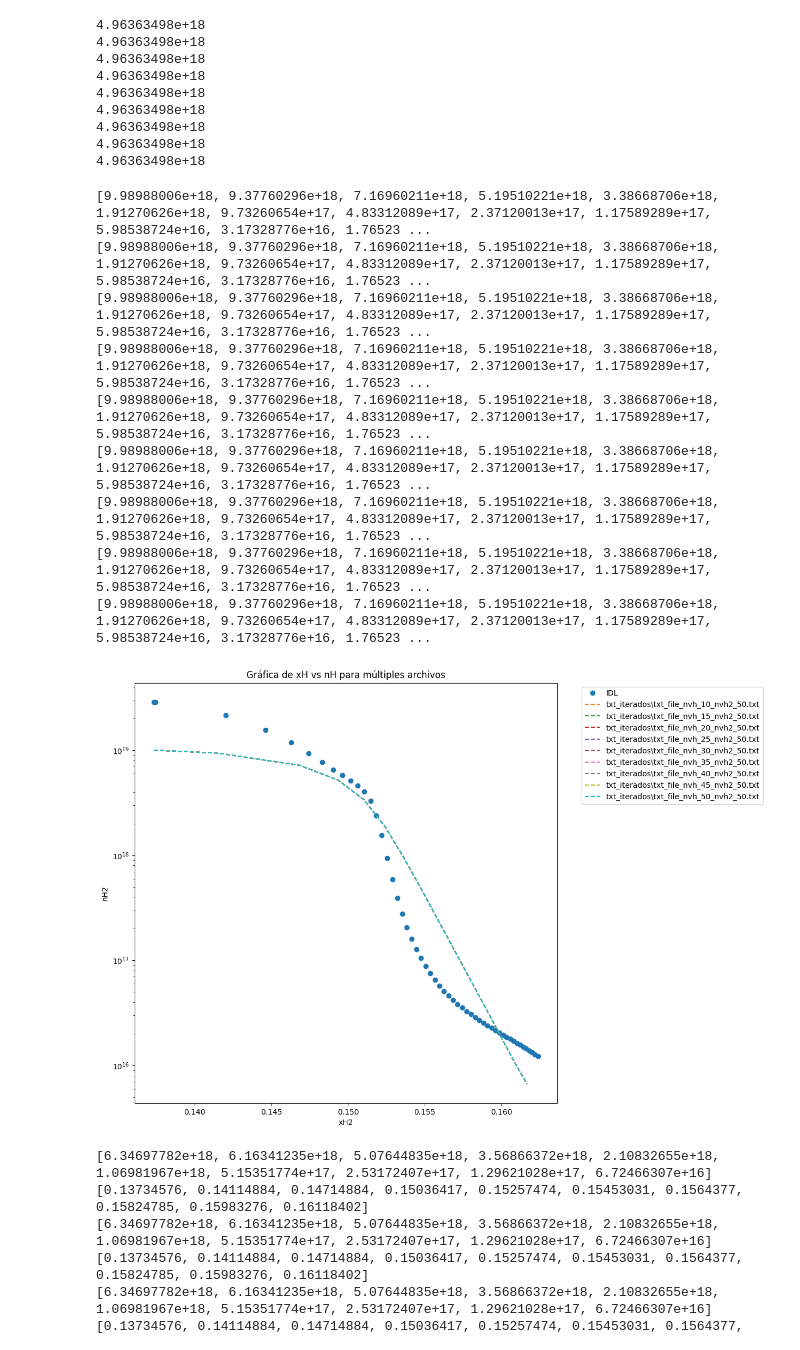
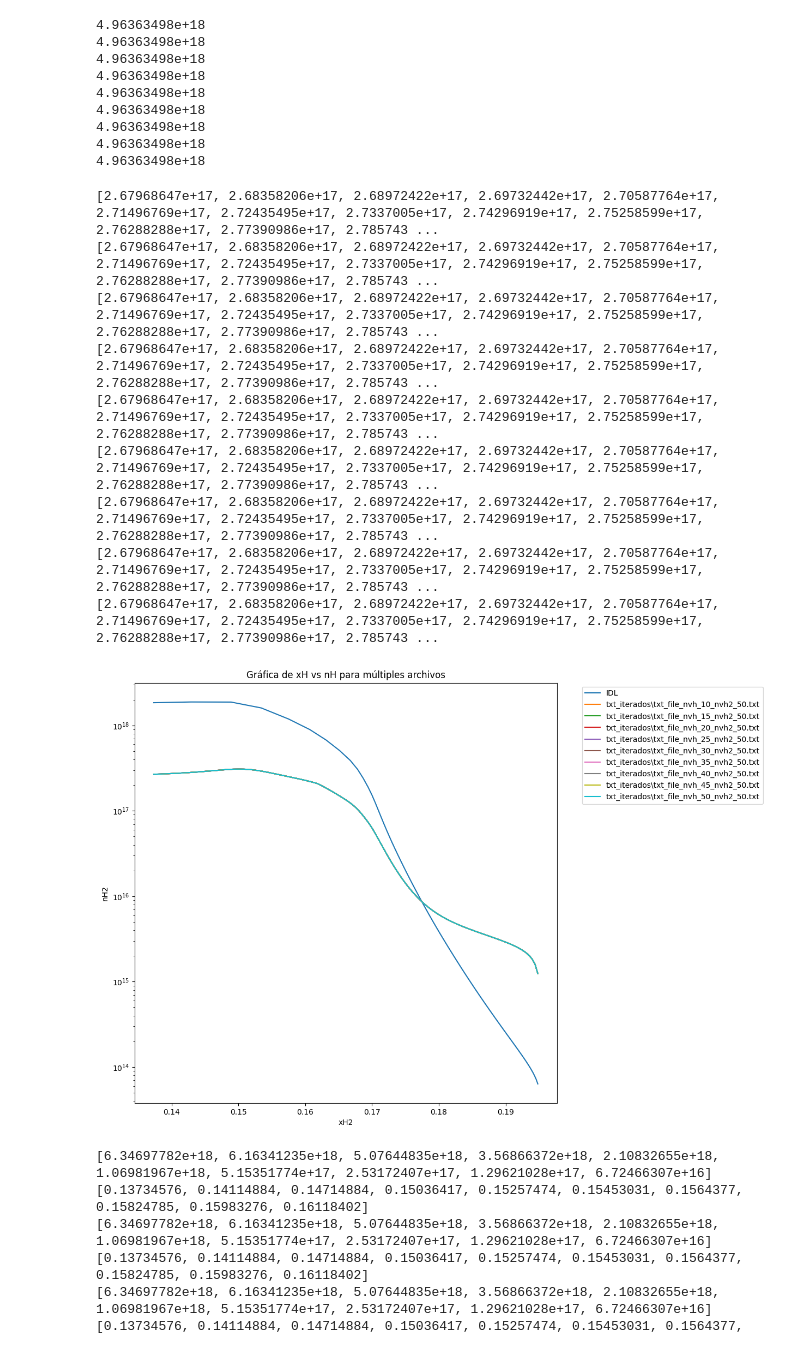
Before and after one commit to W-M-plasma-group/KN1DPy, a Jupyter notebook: tests.ipynb, the cells around one changed output. Drawn from its saved outputs; the diff is of its cells as text; code cells hidden in the pictures.

```diff
--- a/tests.ipynb
+++ b/tests.ipynb
@@ -234,47 +234,47 @@ def read_variable_from_txt(filepath, variable_name):
     # Usar expresión regular para encontrar y extraer los valores de la variable
     pattern = rf"{variable_name}:\s*\[([^\]]+)\]"
     match = re.search(pattern, content)
     if match:
         values_str = match.group(1)
         values_list = [float(val) for val in values_str.split()]
         return values_list
     else:
         return None
 
 # Buscar todos los archivos que coincidan con el patrón 'txt_iterados/txt_file_nvh_*'
 pattern = 'txt_iterados/txt_file_nvh_*nvh2_50*'
 file_list = glob.glob(pattern)
 
 fig = plt.figure(figsize=(10,10))
-plt.plot(filename['xh2'], filename['nh2'], 'o', label='IDL')
+plt.plot(filename['xh'], filename['nh'], '-', label='IDL')
 
 # Leer los valores de xH y nH de cada archivo y graficarlos
 for filepath in file_list:
-    xH = read_variable_from_txt(filepath, 'xH2')
-    nH = read_variable_from_txt(filepath, 'nH2')
+    xH = read_variable_from_txt(filepath, 'xH')
+    nH = read_variable_from_txt(filepath, 'nH')
     print(nH)
     # print(len(xH), len(nH))
     if xH is not None and nH is not None:
-        plt.plot(xH, nH, '--', label=filepath)
+        plt.plot(xH, nH, '-', label=filepath)
 
 # Configurar la gráfica
 plt.xlabel('xH2')
 plt.yscale('log')
 plt.ylabel('nH2')
 plt.legend(bbox_to_anchor=(1.05, 1), loc='upper left')
 plt.title('Gráfica de xH vs nH para múltiples archivos')
 plt.show()
 # %% [output]
-[9.98988006e+18, 9.37760296e+18, 7.16960211e+18, 5.19510221e+18, 3.38668706e+18, 1.91270626e+18, 9.73260654e+17, 4.83312089e+17, 2.37120013e+17, 1.17589289e+17, 5.98538724e+16, 3.17328776e+16, 1.76523 ...
-[9.98988006e+18, 9.37760296e+18, 7.16960211e+18, 5.19510221e+18, 3.38668706e+18, 1.91270626e+18, 9.73260654e+17, 4.83312089e+17, 2.37120013e+17, 1.17589289e+17, 5.98538724e+16, 3.17328776e+16, 1.76523 ...
-[9.98988006e+18, 9.37760296e+18, 7.16960211e+18, 5.19510221e+18, 3.38668706e+18, 1.91270626e+18, 9.73260654e+17, 4.83312089e+17, 2.37120013e+17, 1.17589289e+17, 5.98538724e+16, 3.17328776e+16, 1.76523 ...
-[9.98988006e+18, 9.37760296e+18, 7.16960211e+18, 5.19510221e+18, 3.38668706e+18, 1.91270626e+18, 9.73260654e+17, 4.83312089e+17, 2.37120013e+17, 1.17589289e+17, 5.98538724e+16, 3.17328776e+16, 1.76523 ...
-[9.98988006e+18, 9.37760296e+18, 7.16960211e+18, 5.19510221e+18, 3.38668706e+18, 1.91270626e+18, 9.73260654e+17, 4.83312089e+17, 2.37120013e+17, 1.17589289e+17, 5.98538724e+16, 3.17328776e+16, 1.76523 ...
-[9.98988006e+18, 9.37760296e+18, 7.16960211e+18, 5.19510221e+18, 3.38668706e+18, 1.91270626e+18, 9.73260654e+17, 4.83312089e+17, 2.37120013e+17, 1.17589289e+17, 5.98538724e+16, 3.17328776e+16, 1.76523 ...
-[9.98988006e+18, 9.37760296e+18, 7.16960211e+18, 5.19510221e+18, 3.38668706e+18, 1.91270626e+18, 9.73260654e+17, 4.83312089e+17, 2.37120013e+17, 1.17589289e+17, 5.98538724e+16, 3.17328776e+16, 1.76523 ...
-[9.98988006e+18, 9.37760296e+18, 7.16960211e+18, 5.19510221e+18, 3.38668706e+18, 1.91270626e+18, 9.73260654e+17, 4.83312089e+17, 2.37120013e+17, 1.17589289e+17, 5.98538724e+16, 3.17328776e+16, 1.76523 ...
-[9.98988006e+18, 9.37760296e+18, 7.16960211e+18, 5.19510221e+18, 3.38668706e+18, 1.91270626e+18, 9.73260654e+17, 4.83312089e+17, 2.37120013e+17, 1.17589289e+17, 5.98538724e+16, 3.17328776e+16, 1.76523 ...
+[2.67968647e+17, 2.68358206e+17, 2.68972422e+17, 2.69732442e+17, 2.70587764e+17, 2.71496769e+17, 2.72435495e+17, 2.7337005e+17, 2.74296919e+17, 2.75258599e+17, 2.76288288e+17, 2.77390986e+17, 2.785743 ...
+[2.67968647e+17, 2.68358206e+17, 2.68972422e+17, 2.69732442e+17, 2.70587764e+17, 2.71496769e+17, 2.72435495e+17, 2.7337005e+17, 2.74296919e+17, 2.75258599e+17, 2.76288288e+17, 2.77390986e+17, 2.785743 ...
+[2.67968647e+17, 2.68358206e+17, 2.68972422e+17, 2.69732442e+17, 2.70587764e+17, 2.71496769e+17, 2.72435495e+17, 2.7337005e+17, 2.74296919e+17, 2.75258599e+17, 2.76288288e+17, 2.77390986e+17, 2.785743 ...
+[2.67968647e+17, 2.68358206e+17, 2.68972422e+17, 2.69732442e+17, 2.70587764e+17, 2.71496769e+17, 2.72435495e+17, 2.7337005e+17, 2.74296919e+17, 2.75258599e+17, 2.76288288e+17, 2.77390986e+17, 2.785743 ...
+[2.67968647e+17, 2.68358206e+17, 2.68972422e+17, 2.69732442e+17, 2.70587764e+17, 2.71496769e+17, 2.72435495e+17, 2.7337005e+17, 2.74296919e+17, 2.75258599e+17, 2.76288288e+17, 2.77390986e+17, 2.785743 ...
+[2.67968647e+17, 2.68358206e+17, 2.68972422e+17, 2.69732442e+17, 2.70587764e+17, 2.71496769e+17, 2.72435495e+17, 2.7337005e+17, 2.74296919e+17, 2.75258599e+17, 2.76288288e+17, 2.77390986e+17, 2.785743 ...
+[2.67968647e+17, 2.68358206e+17, 2.68972422e+17, 2.69732442e+17, 2.70587764e+17, 2.71496769e+17, 2.72435495e+17, 2.7337005e+17, 2.74296919e+17, 2.75258599e+17, 2.76288288e+17, 2.77390986e+17, 2.785743 ...
+[2.67968647e+17, 2.68358206e+17, 2.68972422e+17, 2.69732442e+17, 2.70587764e+17, 2.71496769e+17, 2.72435495e+17, 2.7337005e+17, 2.74296919e+17, 2.75258599e+17, 2.76288288e+17, 2.77390986e+17, 2.785743 ...
+[2.67968647e+17, 2.68358206e+17, 2.68972422e+17, 2.69732442e+17, 2.70587764e+17, 2.71496769e+17, 2.72435495e+17, 2.7337005e+17, 2.74296919e+17, 2.75258599e+17, 2.76288288e+17, 2.77390986e+17, 2.785743 ...
-[figure, old version]
+[figure, new version]
 # %%
 import glob
 import re
```
Also changed, not shown: parts of 7 cells of this notebook, 8 other files.
